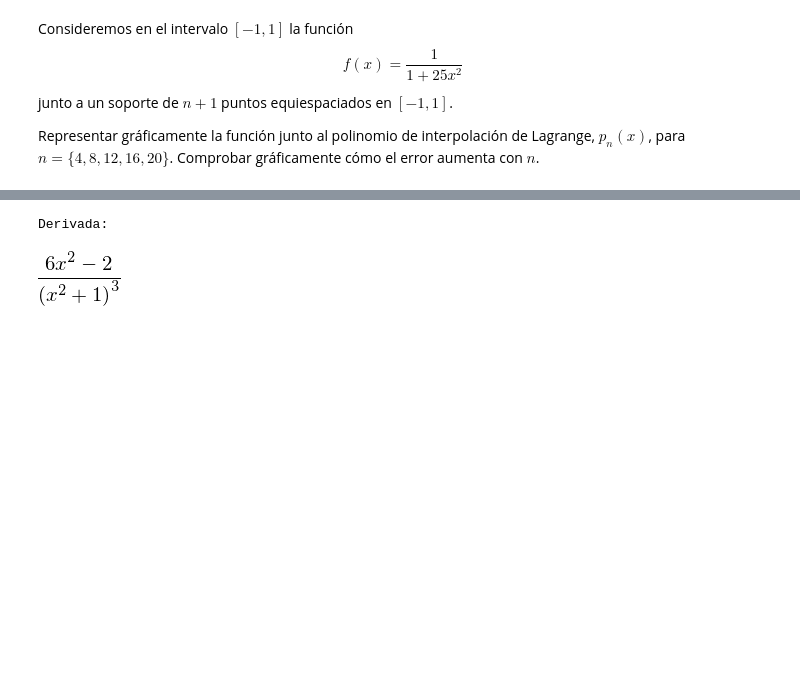
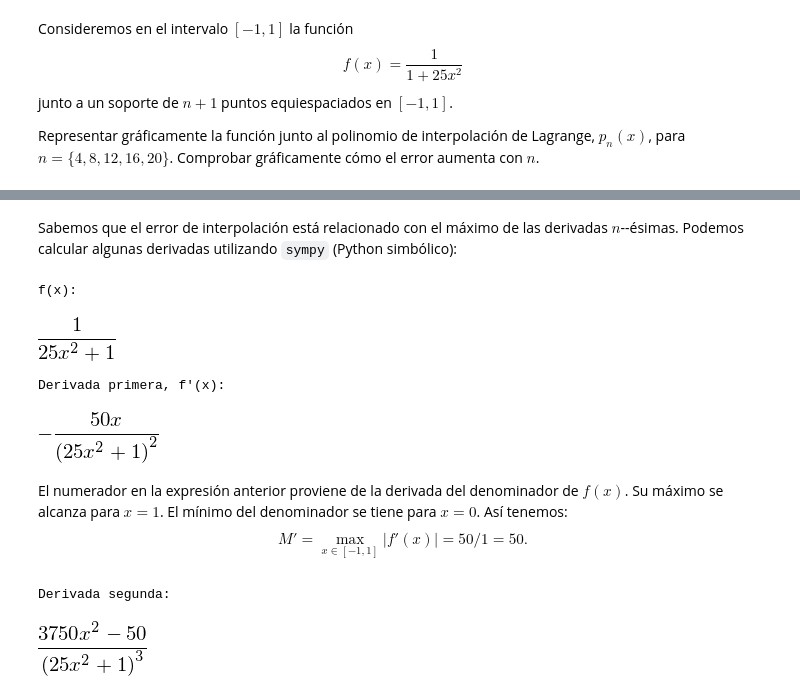
Before and after one commit to rrgalvan/python-mnii, a Jupyter notebook: 2-interpolacion/Tema-2_Pb-2.ipynb, the cells around one changed output, grey strips where cells are left out. Drawn from its saved outputs; the diff is of its cells as text; code cells hidden in the pictures; blank space fills up the shorter version.

```diff
--- a/2-interpolacion/Tema-2_Pb-2.ipynb
+++ b/2-interpolacion/Tema-2_Pb-2.ipynb
@@ -12,29 +17,29 @@ Lagrange, $p_n(x)$, para $n=\{ 4, 8, 12, 16, 20 \}$. Comprobar gráficamente có
 # %%
-def f(x): return 1./(1+25*x*x)
+f = lambda x: 1/(1+25*x*x)
 
 # 1. Gráfica de f
 a, b = -1, 1
-x = linspace(a, b, 100)
-axhline(c='k'); axvline(c='k') # Ejes Horizontal y Vertical
+x = np.linspace(a, b, 100)
+plt.axhline(c='k'); plt.axvline(c='k') # Ejes Horizontal y Vertical
 
 # 2. Gráficas de polinomios de interpol.
 from scipy.interpolate import lagrange
-lista_n = [2, 4, 6, 8]#, 16, 20]
+lista_n = [2, 4, 6, 8, 16] #, 20]
 lista_colores = ["green", "red", "orange", "pink", "gold"]
 
 for i in range( len(lista_n) ):
     # a) Plot function f(x)
-    plot(x, f(x), "-", lw=4, c='midnightblue', label="$f(x)$")
+    plt.plot(x, f(x), "-", lw=4, c='midnightblue', label="$f(x)$")
     # b) Plot nodes
     n = lista_n[i]
-    nodos = linspace(a, b, n+1)
-    plot(nodos, f(nodos), "o", markeredgewidth=1.2, markersize=8, color="gray")
+    nodos = np.linspace(a, b, n+1)
+    plt.plot(nodos, f(nodos), "o", markeredgewidth=1.2, markersize=8, color="gray")
     # c) Plot p_n(x)
     p = lagrange(nodos, f(nodos))
     c = lista_colores[i]
-    plot(x, p(x), "-",color=c, lw=3, label="$p_{" + str(lista_n[i]) + "}(x)$")
+    plt.plot(x, p(x), "-",color=c, lw=3, label="$p_{" + str(lista_n[i]) + "}(x)$")
     # d) Show result
-    grid()
-    legend()
-    show()
+    plt.grid()
+    plt.legend()
+    plt.show()
 # %% [output]
@@ -45,11 +51,28 @@ for i in range( len(lista_n) ):
+# %% [markdown]
+Sabemos que el error de interpolación está relacionado con el máximo de las derivadas $n$--ésimas. Podemos calcular algunas derivadas utilizando `sympy` (Python simbólico):
 # %%
-import sympy as S
-x = S.var('x')
-def F(x): return 1/(1+x*x)
+import sympy as sp
+x = sp.var('x') # Ahora x es una variable simbólica
+print("f(x):")
+f(x)
+# %% [output]
+f(x):
+[figure, added]
+# %%
+sp.init_printing() # Impresión mejorada de resultados (usando LaTeX)
+print("Derivada primera, f'(x):")
+sp.factor(sp.diff(f(x),x))
+# %% [output]
+Derivada primera, f'(x):
+[figure, added]
+# %% [markdown]
+El numerador en la expresión anterior proviene de la derivada del denominador de $f(x)$. Su máximo se alcanza para $x=1$. El mínimo del denominador se tiene para $x=0$. Así tenemos:
+$$
+M'=\max_{x\in[-1,1]}|f'(x)|=50/1 = 50.
+$$
 # %%
-S.init_printing()
-print "Derivada:"
-S.factor(S.diff(F(x),x,2))
+print("Derivada segunda:")
+sp.factor(sp.diff(f(x),x,2))
 # %% [output]
-Derivada:
+Derivada segunda:
-[figure, old version]
+[figure, new version]
```
Also changed, not shown: parts of 7 cells of this notebook, 1 other file.
